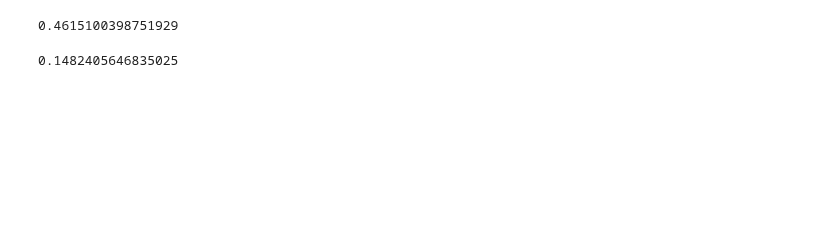
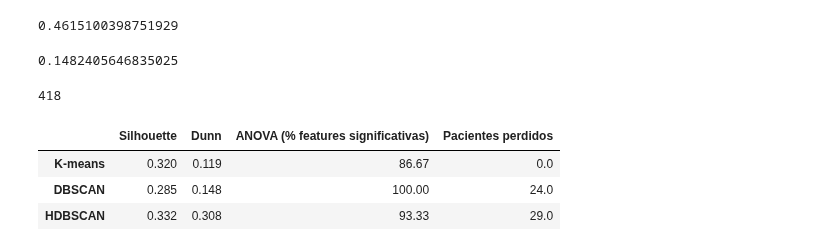
Before and after one commit to JulioCesarLinss/Clinical-database, a Jupyter notebook: FDC_Intermediate_Dimension/Jupyter notebooks/liver_cirrhosis_v2.ipynb, the cells around one changed output. Drawn from its saved outputs; the diff is of its cells as text; code cells hidden in the pictures; blank space fills up the shorter version.

Commit message:
implementação hdbscan

```diff
--- a/FDC_Intermediate_Dimension/Jupyter notebooks/liver_cirrhosis_v2.ipynb
+++ b/FDC_Intermediate_Dimension/Jupyter notebooks/liver_cirrhosis_v2.ipynb
@@ -483,9 +477,14 @@ FDC.normalize (total): 0.00000 / 4.422s
 # %% [markdown]
 Silhouette_score e Dunn index para os clusters FDC (de dimensão intermediaria) extraídos usando k-means
+# %%
+FDC_emb_high_original = FDC_emb_high.copy()
+FDC_emb_low_original = FDC_emb_low.copy()
 # %%
 from fdc.clustering import Clustering
 
 clustering=Clustering(FDC_emb_high,FDC_emb_low,True)
 cluster_list,cluster_counts=clustering.K_means(3)
+# HDBSCAN - resolve problema de perda de pacientes do DBSCAN
+hdbscan_cluster_list, hdbscan_cluster_counts = clustering.HDBSCAN(min_cluster_size=15)
 # %% [output]
 [drawing not drawn]
@@ -531,6 +533,8 @@ cluster_list_dbscan,cluster_counts_dbscan=clustering.DBSCAN(1.5,15)
 [drawing not drawn]
 # %%
 FDC_emb_high['Cluster'] = cluster_list_dbscan
+# %%
+cluster_list_dbscan_original = list(cluster_list_dbscan)
 # %%
 #Remove ruído
 non_noise_indices= np.where(np.array(cluster_list_dbscan)!=-1)
@@ -545,3 +549,45 @@ silhouette_score(FDC_emb_high, cluster_list_dbscan, metric='euclidean')
 dunn_index(cluster_wise_df(FDC_emb_high,cluster_list_dbscan))
 # %% [output]
 0.1482405646835025
+# %%
+print(len(cluster_list_dbscan_original))
+# %% [output]
+418
+# %%
+from sklearn.metrics import silhouette_score
+from scipy.stats import f_oneway, kruskal
+
+
+
+non_noise = [i for i, x in enumerate(hdbscan_cluster_list) if x != -1]
+hdbscan_emb = FDC_emb_high_original.iloc[non_noise]
+hdbscan_labels = [hdbscan_cluster_list[i] for i in non_noise]
+hdbscan_data = data.iloc[non_noise]
+
+resultados = {
+    'K-means': {
+        'Silhouette': round(silhouette_score(FDC_emb_high_original, cluster_list), 3),
+        'Dunn': round(dunn_index(cluster_wise_df(pd.DataFrame(FDC_emb_high_original).assign(Cluster=cluster_list), cluster_list)), 3),
+        'ANOVA (% features significativas)': calcular_anova(data, cluster_list, cont_list, ord_list),
+        'Pacientes perdidos': 0
+    },
+    'DBSCAN': {
+    'Silhouette': round(silhouette_score(FDC_emb_high_original, cluster_list_dbscan_original), 3),
+    'Dunn': round(dunn_index(cluster_wise_df(pd.DataFrame(FDC_emb_high_original).assign(Cluster=cluster_list_dbscan_original), cluster_list_dbscan_original)), 3),
+    'ANOVA (% features significativas)': calcular_anova(data, cluster_list_dbscan_original, cont_list, ord_list),
+    'Pacientes perdidos': sum(1 for x in cluster_list_dbscan_original if x == -1)
+    },
+    'HDBSCAN': {
+        'Silhouette': round(silhouette_score(hdbscan_emb, hdbscan_labels), 3),
+        'Dunn': round(dunn_index(cluster_wise_df(pd.DataFrame(hdbscan_emb).assign(Cluster=hdbscan_labels), hdbscan_labels)), 3),
+        'ANOVA (% features significativas)': calcular_anova(hdbscan_data, hdbscan_labels, cont_list, ord_list),
+        'Pacientes perdidos': sum(1 for x in hdbscan_cluster_list if x == -1)
+    }
+}
+
+pd.DataFrame(resultados).T
+# %% [output]
+|  | Silhouette | Dunn | ANOVA (% features significativas) | Pacientes perdidos |
+| K-means | 0.320 | 0.119 | 86.67 | 0.0 |
+| DBSCAN | 0.285 | 0.148 | 100.00 | 24.0 |
+| HDBSCAN | 0.332 | 0.308 | 93.33 | 29.0 |
```
Also changed, not shown: parts of 3 cells of this notebook, 4 other files.
